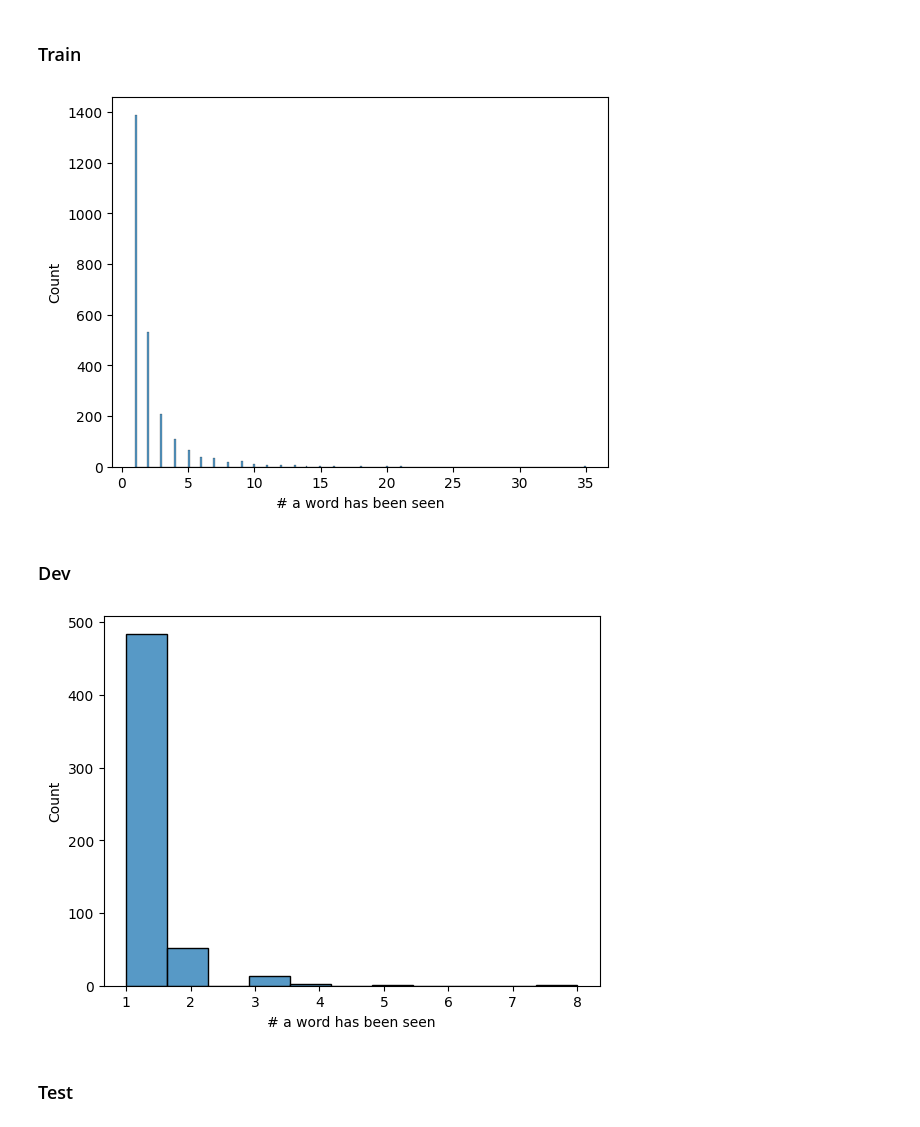
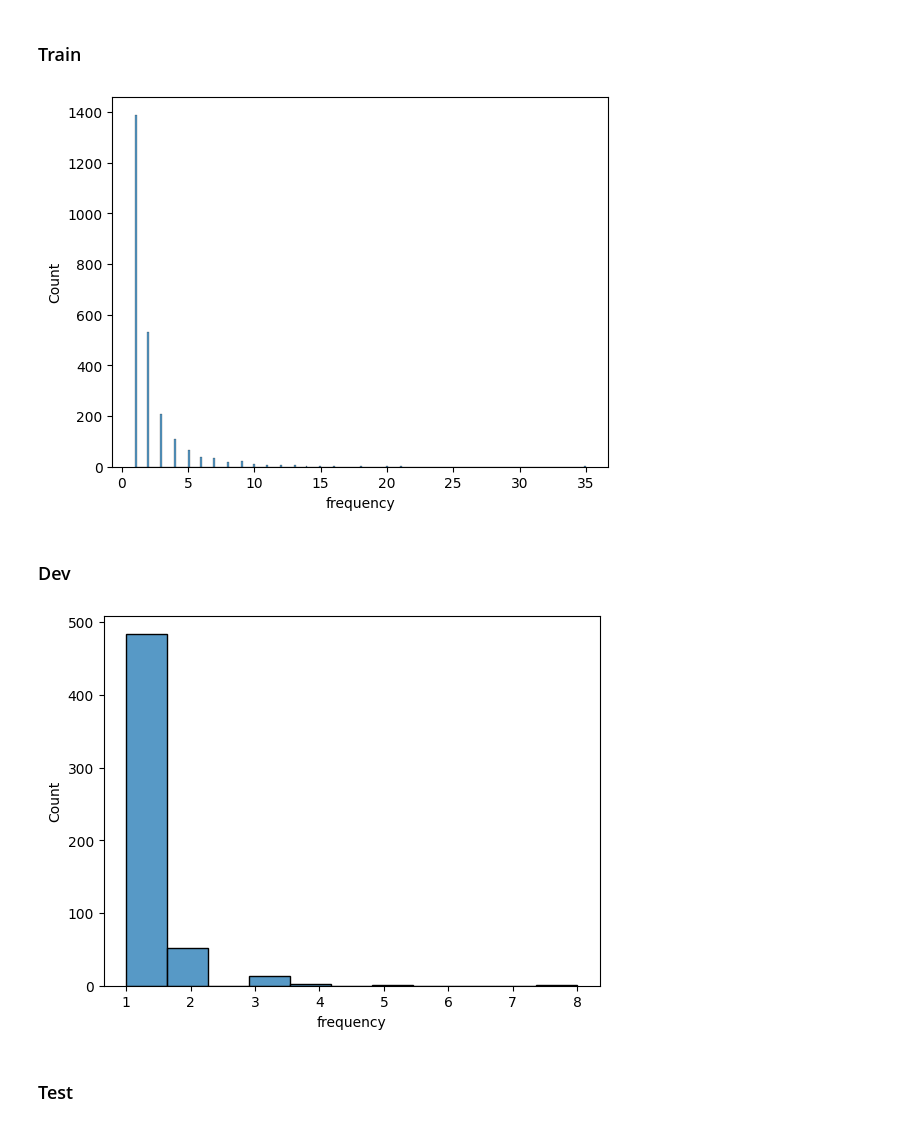
Before and after one commit to asarthaks/plausibility_classification, a Jupyter notebook: analysis/ExploratoryDataAnalysis - PEP.ipynb, the cells around one changed output. Saved outputs shown, nothing was run; the diff lists cells and outputs as text; code cells hidden in the pictures.

```diff
--- a/analysis/ExploratoryDataAnalysis - PEP.ipynb
+++ b/analysis/ExploratoryDataAnalysis - PEP.ipynb
@@ -148,17 +148,17 @@ plt.show()
 # %%
 import seaborn as sns
 
 # Tokenize the string into words
 # Not needed
 words = word_tokenize(text_data_train)
 
 # Count the occurrences of each word
 word_counts = Counter(words)
 
-sns.histplot(word_counts).set(xlabel='words frequency')
+sns.histplot(word_counts).set(xlabel='frequency')
 plt.show()
 # %% [output]
-[figure, old version]
+[figure, new version]
 # %% [markdown]
 ### Dev
 # %%
@@ -171,10 +171,10 @@ words = word_tokenize(text_data_dev)
 # Count the occurrences of each word
 word_counts = Counter(words)
 
-sns.histplot(word_counts).set(xlabel='# a word has been seen')
+sns.histplot(word_counts).set(xlabel='frequency')
 plt.show()
 # %% [output]
-[figure, old version]
+[figure, new version]
 # %% [markdown]
 ### Test
 # %%
```
Also changed, not shown: parts of 3 cells of this notebook.
